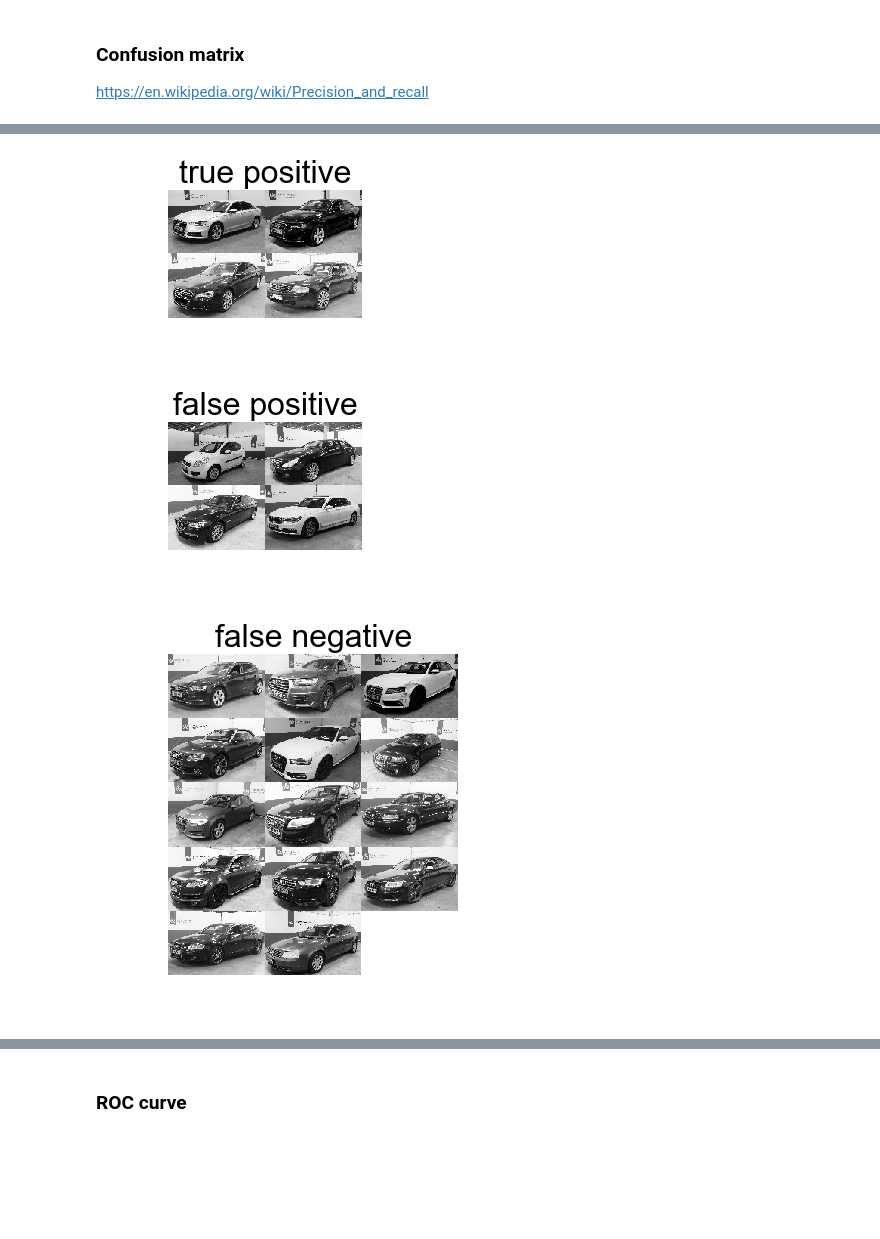
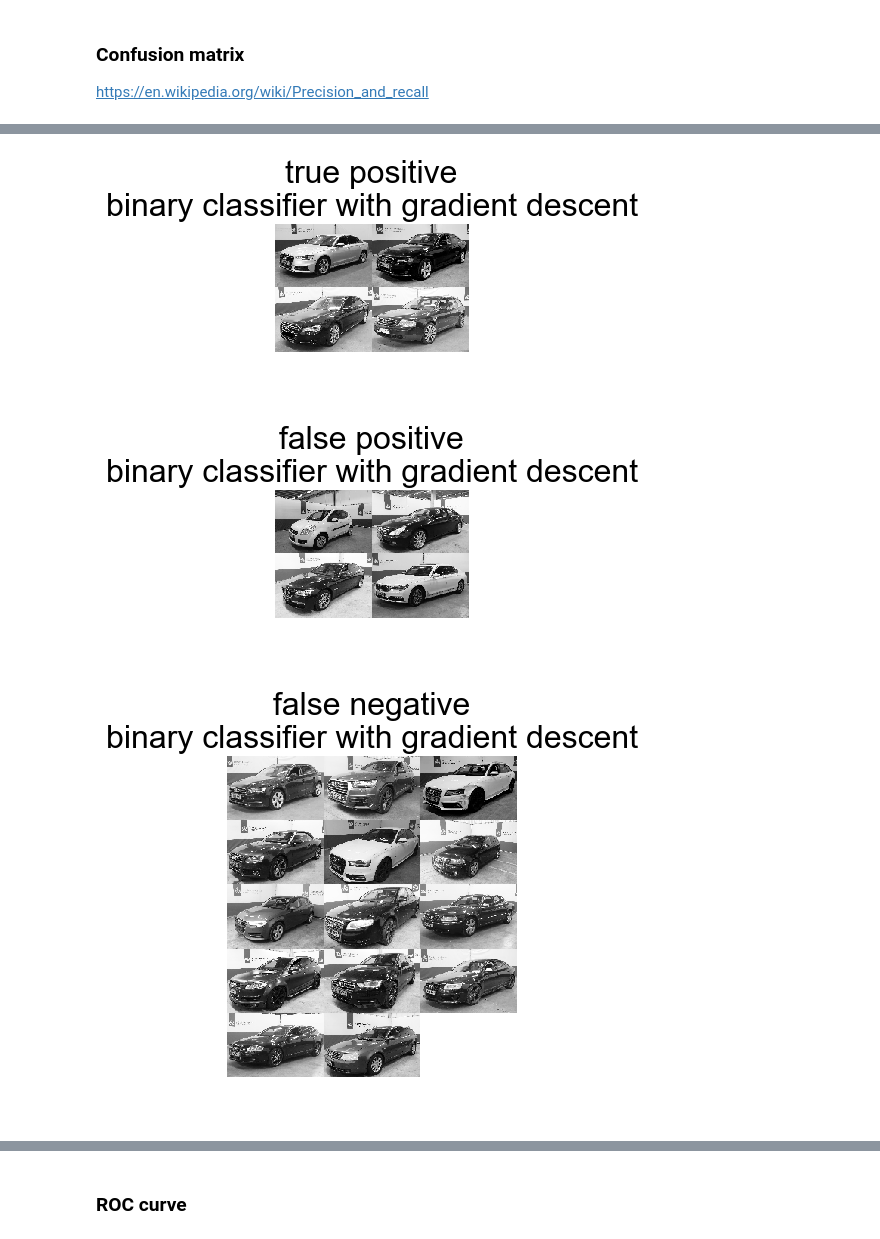
Before and after one commit to r5atom/Saturday-Datascience, a Jupyter notebook: code/classify-pictures.ipynb, the cells around one changed output, grey strips where cells are left out. Cells and saved outputs as stored; diff of their text form; code cells hidden in the pictures; blank space fills up the shorter version.

Commit message:
analyze model performance at the end

```diff
--- a/code/classify-pictures.ipynb
+++ b/code/classify-pictures.ipynb
@@ -291,6 +291,7 @@ y_pred = clf.predict(X_test)
 
 models[model_name].update({'n':y.shape[0]})
 models[model_name].update({'n features':X.shape[1]})
+models[model_name].update({'classes':[predict_class]})
 
 # parameters
 betas = [clf.intercept_[0], *clf.coef_[0]] # index 0 because of two classes
@@ -603,16 +616,20 @@ plt.savefig('../results/confusion-matrix-{}.png'.format(model_name.replace(' ','
 # %%
 # plot classification errors
+for model_name, model in models.items():
+    clf = model['model']
+    y_pred = clf.predict(X_test)
+    y_test_binary = y_test == model['classes'][0]
 
-tp_test = y_pred & y_test_binary
-fp_test = y_pred & ~y_test_binary
-fn_test = ~y_pred & y_test_binary
+    tp_test = y_pred & y_test_binary
+    fp_test = y_pred & ~y_test_binary
+    fn_test = ~y_pred & y_test_binary
 
-plot_observations(X_test[tp_test], image_size=image_size)
-plt.title('true positive')
+    plot_observations(X_test[tp_test], image_size=image_size)
+    plt.title('true positive\n' + model_name)
 
-plot_observations(X_test[fp_test], image_size=image_size)
-plt.title('false positive')
+    plot_observations(X_test[fp_test], image_size=image_size)
+    plt.title('false positive\n' + model_name)
 
-plot_observations(X_test[fn_test], image_size=image_size)
-plt.title('false negative')
+    plot_observations(X_test[fn_test], image_size=image_size)
+    plt.title('false negative\n' + model_name)
 # %% [output]
@@ -620,3 +638,3 @@ Text(0.5, 1.0, 'false negative')
-[figure, old version]
+[figure, new version]
-[figure, old version]
+[figure, new version]
-[figure, old version]
+[figure, new version]
```
Also changed, not shown: parts of 5 cells of this notebook, 3 other files.
